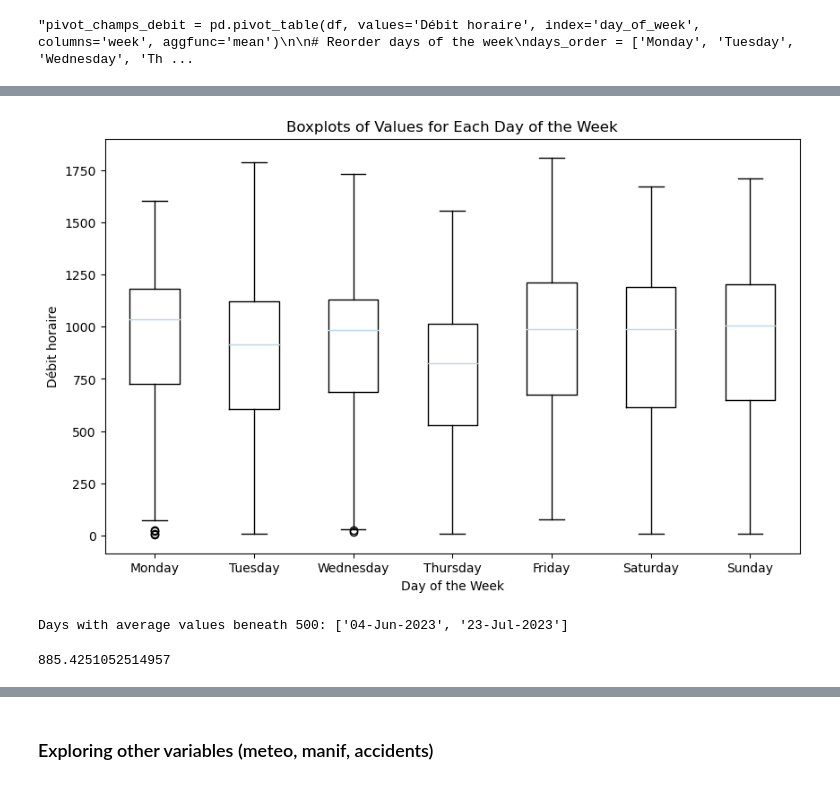
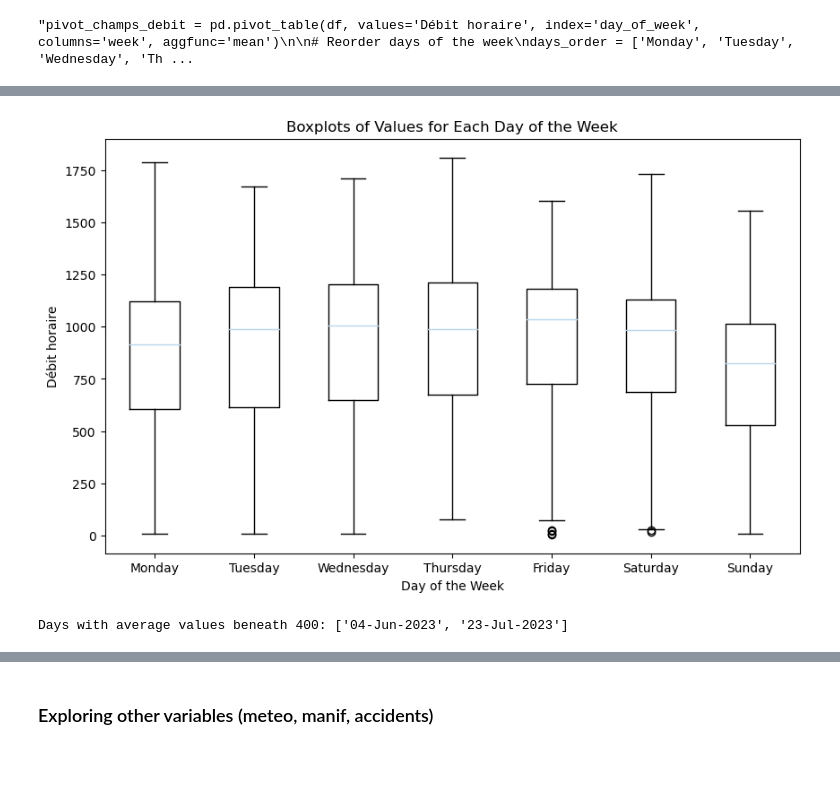
Before and after one commit to Ara-ban/BCG, a Jupyter notebook: notebook.ipynb, the cells around one changed output, grey strips where cells are left out. Cells and saved outputs as stored; diff of their text form; code cells hidden in the pictures.

```diff
--- a/notebook.ipynb
+++ b/notebook.ipynb
@@ -122,6 +119,10 @@ Try using .loc[row_indexer,col_indexer] = value instead
 See the caveats in the documentation: https://pandas.pydata.org/pandas-docs/stable/user_guide/indexing.html#returning-a-view-versus-a-copy
   df_sts['week'] = df_sts['Date et heure de comptage'].dt.isocalendar().week
 "pivot_champs_debit = pd.pivot_table(df, values='Débit horaire', index='day_of_week', columns='week', aggfunc='mean')\n\n# Reorder days of the week\ndays_order = ['Monday', 'Tuesday', 'Wednesday', 'Th ...
+# %%
+df_champs.set_index('Date et heure de comptage',inplace=True)
+df_convention.set_index('Date et heure de comptage',inplace=True)
+df_sts.set_index('Date et heure de comptage',inplace=True)
 # %%
 avg_day_debit_champs={}
 avg_day_taux_champs={}
@@ -204,12 +222,12 @@ plt.show()
 # %%
 plt.figure(figsize=(10, 6))
-plt.boxplot([df_champs[df_champs['day_of_week'] == day]['Débit horaire'] for day in range(7)], labels=days_order)
+plt.boxplot([df_champs[df_champs['day_of_week'] == day]['Débit horaire'] for day in days_order], labels=days_order)
 plt.title('Boxplots of Values for Each Day of the Week')
 plt.xlabel('Day of the Week')
 plt.ylabel('Débit horaire')
 plt.show()
 # %% [output]
-[figure, old version]
+[figure, new version]
 # %%
 
 
@@ -220,8 +238,4 @@ days_below_500 = daily_avg[daily_avg < 400].index.strftime('%d-%b-%Y').tolist()
 
 print("Days with average values beneath 400:", days_below_500)
 # %% [output]
-Days with average values beneath 500: ['04-Jun-2023', '23-Jul-2023']
+Days with average values beneath 400: ['04-Jun-2023', '23-Jul-2023']
-# %%
-df_champs['Débit horaire'].mean()
-# %% [output]
-885.4251052514957
```
Also changed, not shown: parts of 54 cells of this notebook, 5 other files.
